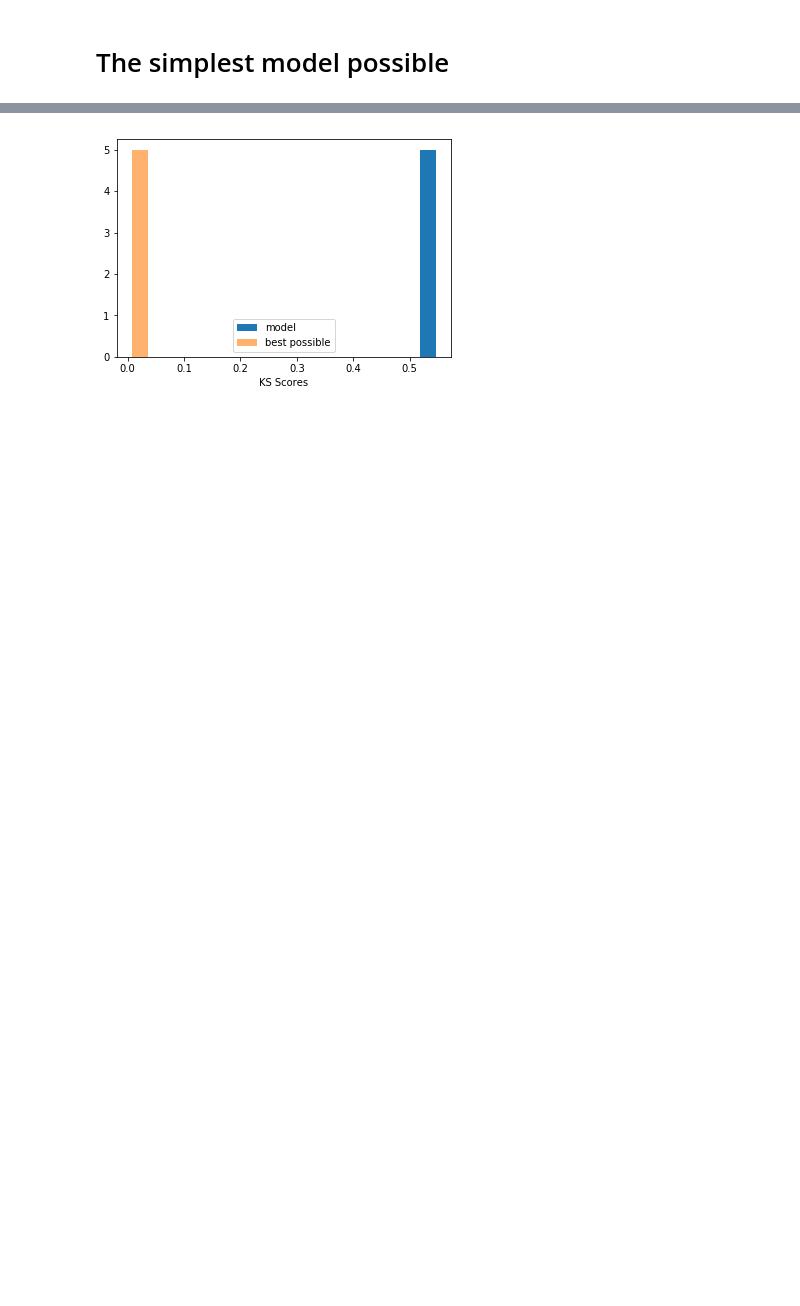
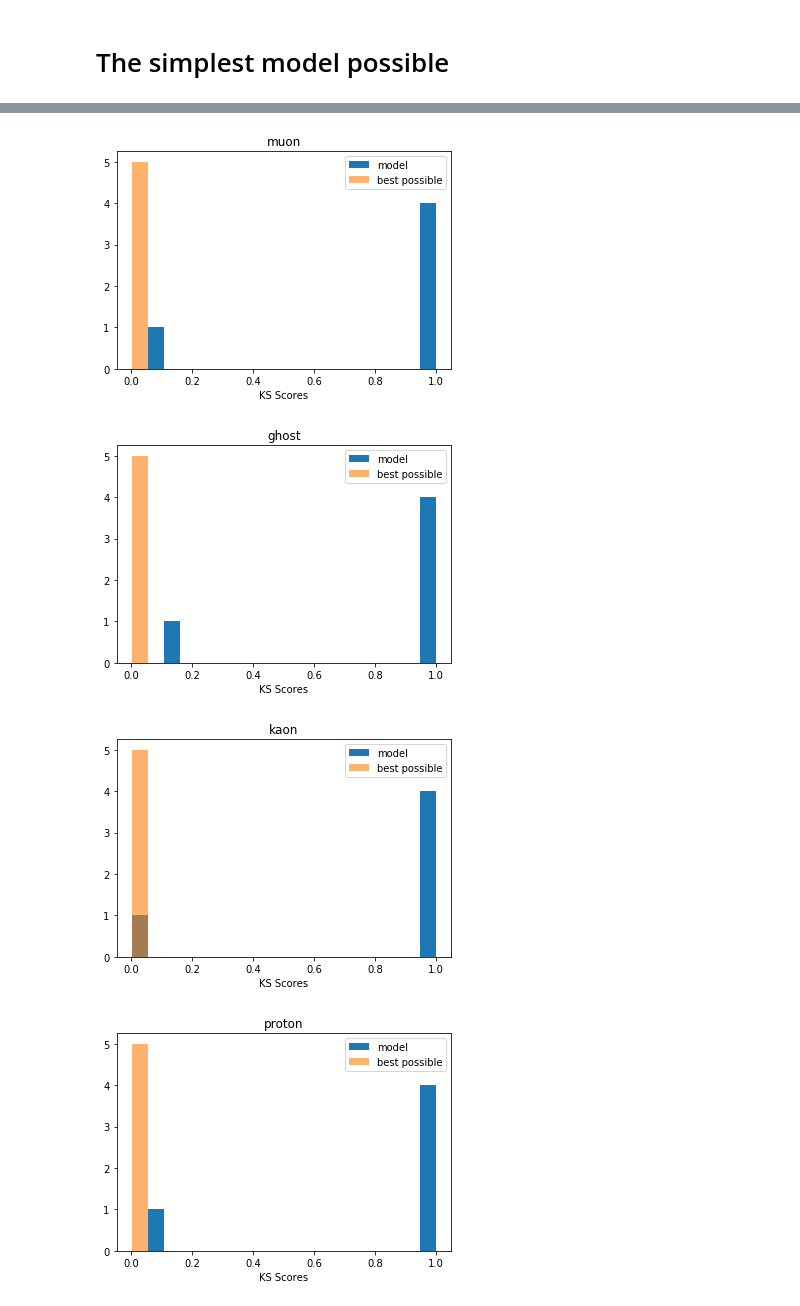
Before and after one commit to Kommiu/RICHGAN-course-project, a Jupyter notebook: RICH_Data_Overview.ipynb, the cells around one changed output, grey strips where cells are left out. Cells and saved outputs as stored; diff of their text form; code cells hidden in the pictures; blank space fills up the shorter version.

```diff
--- a/RICH_Data_Overview.ipynb
+++ b/RICH_Data_Overview.ipynb
@@ -263,0 +100,2 @@ for x, y in product(x_cols,y_cols):
+# %%
+masks = {p:not_outliers(data[p],2) for p in data}
@@ -295,3 +211,18 @@ def score_func(sample1, sample2):
+# %%
+def score_func(sample1, sample2, n_slices=100):
+    score = 0
+    cols = x_cols + y_cols
+    w_normal = np.random.normal(size=(n_slices, len(cols)))
+    sample1 = sample1.copy()[cols].values
+    sample2 = sample2.copy()[cols].values
+    for k in range(n_slices):
+        score = max(score,
+                    ks_2samp(
+                        np.sum(w_normal[k] * sample1, axis=1),
+                        np.sum(w_normal[k] * sample2, axis=1)
+                    )[0]
+                   )
+    return score
 # %%
 kf = KFold(n_splits=5)
 
@@ -320,0 +248,4 @@ best_scores
+# %%
+for p in best_scores:
+    print(p)
+    print(best_scores[p],'\n')
@@ -321,13 +270,19 @@ best_scores
 # %%
-bins = np.linspace(
-            start=min(model_scores + best_scores),
-            stop =max(model_scores + best_scores),
-            num=20
-        )
+for p in best_scores:
+    bins = np.linspace(
+                start=min(model_scores[p] + best_scores[p]),
+                stop =max(model_scores[p] + best_scores[p]),
+                num=20
+            )
 
-plt.hist(model_scores, bins=bins, label='model')
-plt.hist(best_scores , bins=bins, label='best possible', alpha=0.6)
-plt.legend()
-plt.xlabel('KS Scores');
+    plt.hist(model_scores[p], bins=bins, label='model')
+    plt.hist(best_scores[p] , bins=bins, label='best possible', alpha=0.6)
+    plt.legend()
+    plt.xlabel('KS Scores')
+    plt.title(p)
+    plt.show();
 # %% [output]
-[figure, old version]
+[figure, new version]
+[figure, added]
+[figure, added]
+[figure, added]
```
Also changed, not shown: parts of 41 cells of this notebook, 1 other file.
